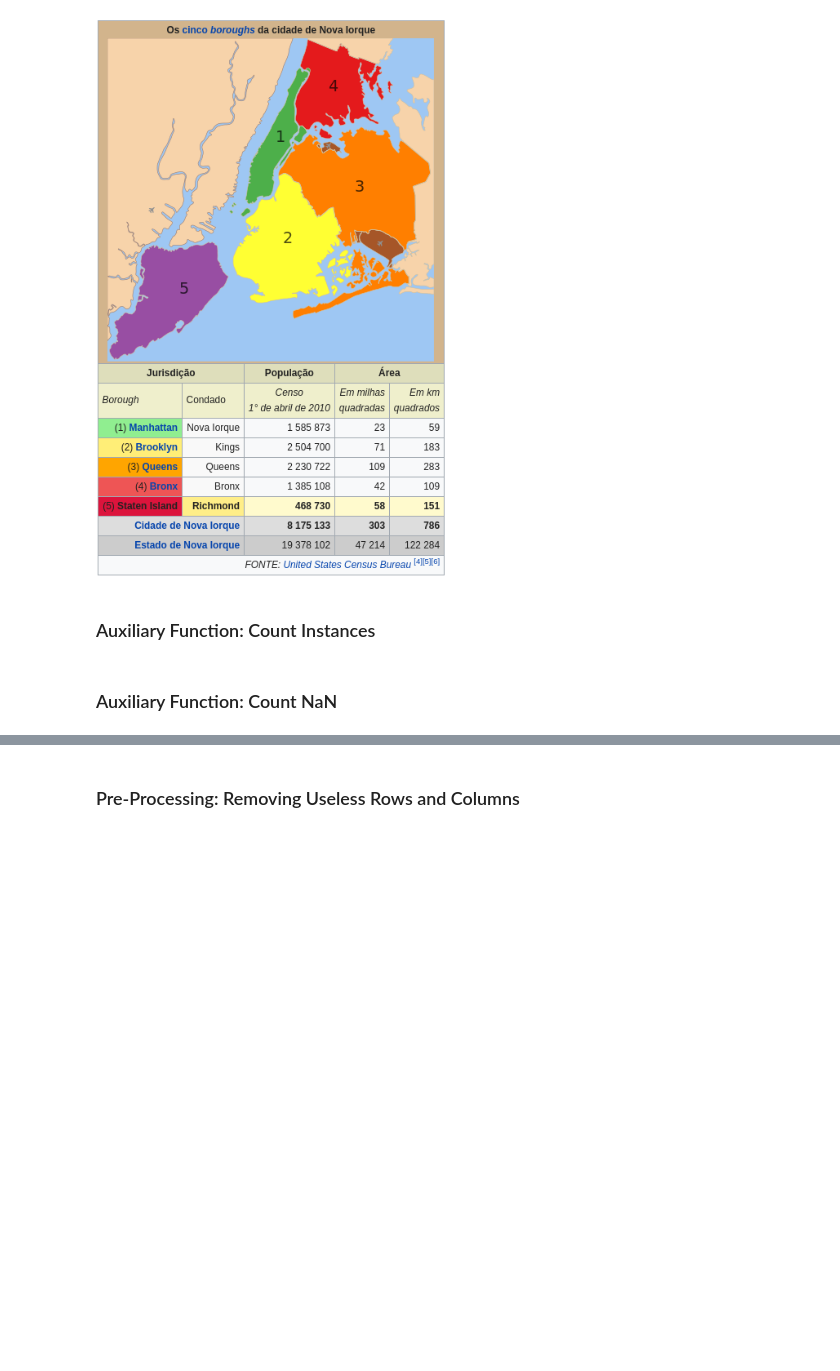
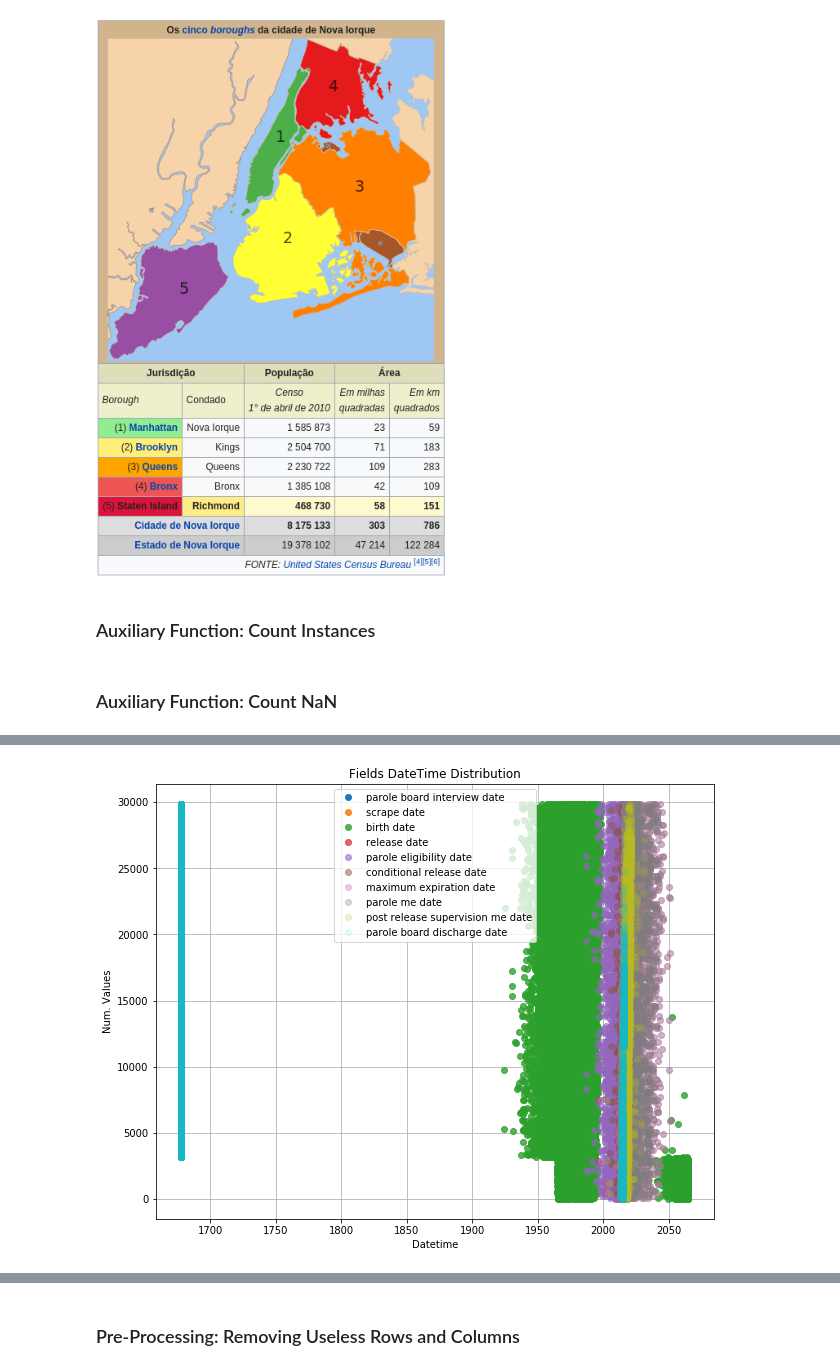
Before and after one commit to lucasgsfelix/Parole-Problem-HCML, a Jupyter notebook: 4-Parole Dataset/Pre-Processing.ipynb, the cells around one changed output, grey strips where cells are left out. Cells and saved outputs as stored; diff of their text form; code cells hidden in the pictures; blank space fills up the shorter version.

```diff
--- a/4-Parole Dataset/Pre-Processing.ipynb
+++ b/4-Parole Dataset/Pre-Processing.ipynb
@@ -79,0 +123,22 @@ crime 8 - county of commitment 43518 0.99998
+# %%
+# filling nan date values with a mean
+
+fig = plt.figure(figsize=(10,8))
+ax = fig.add_subplot(111)
+
+date_columns = list(filter(lambda x: 'date' in x, df.columns))
+
+y =  [i for i in range(0, len(df[date_columns[0]]))]
+alpha = 1
+for column in date_columns:
+    ax.plot_date(x=list(df[column]), y=y, marker='o', alpha = alpha)
+    alpha-=0.1
+
+plt.title("Fields DateTime Distribution")
+plt.xlabel("Datetime")
+plt.ylabel("Num. Values")
+plt.grid(True)
+plt.legend(date_columns)
+plt.show()
+# %% [output]
+[figure, added]
```
Also changed, not shown: parts of 32 cells of this notebook, 3 other files.
